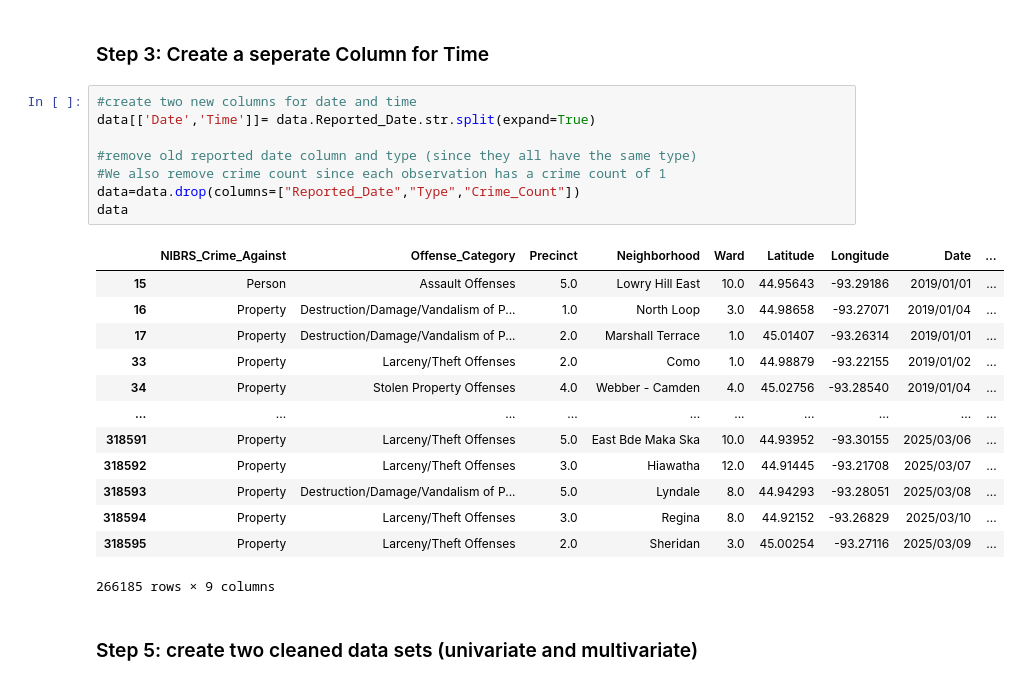
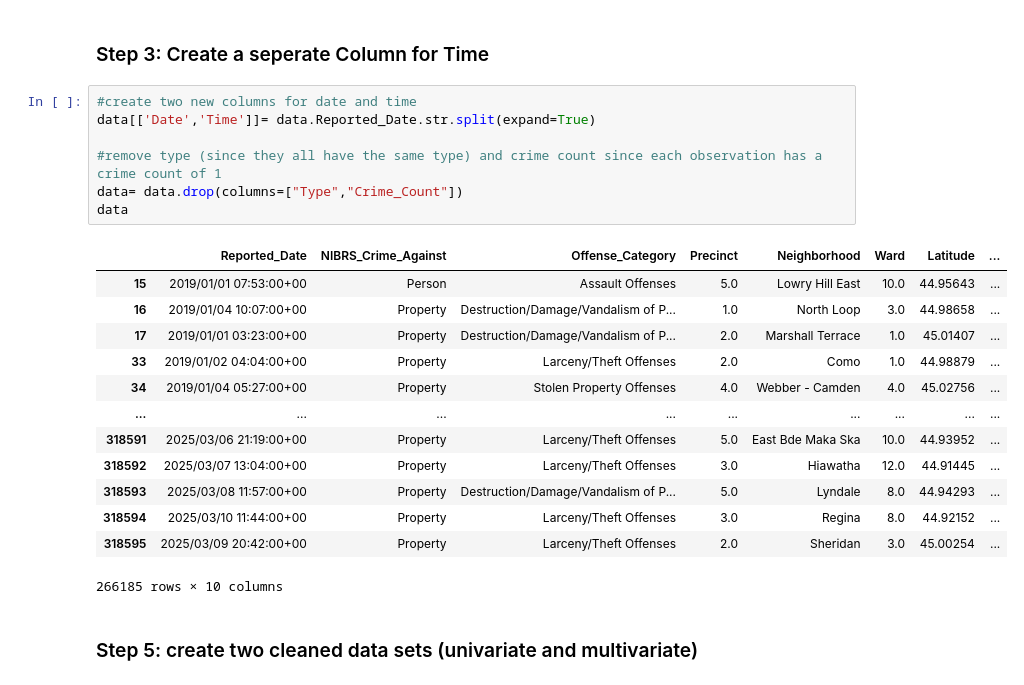
Before and after one commit to Hajar0Ahmed/Time-Series-Crime-Forecasting-Minneapolis, a Jupyter notebook: notebooks/data_cleaning.ipynb, the cells around one changed output. Saved outputs shown, nothing was run; the diff lists cells and outputs as text.

```diff
--- a/notebooks/data_cleaning.ipynb
+++ b/notebooks/data_cleaning.ipynb
@@ -61,25 +61,24 @@ data
 # %%
 #create two new columns for date and time
 data[['Date','Time']]= data.Reported_Date.str.split(expand=True)
 
-#remove old reported date column and type (since they all have the same type)
-#We also remove crime count since each observation has a crime count of 1
-data=data.drop(columns=["Reported_Date","Type","Crime_Count"])
+#remove type (since they all have the same type) and crime count since each observation has a crime count of 1
+data= data.drop(columns=["Type","Crime_Count"])
 data
 # %% [output]
-|  | NIBRS_Crime_Against | Offense_Category | Precinct | Neighborhood | Ward | Latitude | Longitude | Date | ... |
-| 15 | Person | Assault Offenses | 5.0 | Lowry Hill East | 10.0 | 44.95643 | -93.29186 | 2019/01/01 | ... |
-| 16 | Property | Destruction/Damage/Vandalism of P... | 1.0 | North Loop | 3.0 | 44.98658 | -93.27071 | 2019/01/04 | ... |
-| 17 | Property | Destruction/Damage/Vandalism of P... | 2.0 | Marshall Terrace | 1.0 | 45.01407 | -93.26314 | 2019/01/01 | ... |
-| 33 | Property | Larceny/Theft Offenses | 2.0 | Como | 1.0 | 44.98879 | -93.22155 | 2019/01/02 | ... |
-| 34 | Property | Stolen Property Offenses | 4.0 | Webber - Camden | 4.0 | 45.02756 | -93.28540 | 2019/01/04 | ... |
-| ... | ... | ... | ... | ... | ... | ... | ... | ... | ... |
-| 318591 | Property | Larceny/Theft Offenses | 5.0 | East Bde Maka Ska | 10.0 | 44.93952 | -93.30155 | 2025/03/06 | ... |
-| 318592 | Property | Larceny/Theft Offenses | 3.0 | Hiawatha | 12.0 | 44.91445 | -93.21708 | 2025/03/07 | ... |
-| 318593 | Property | Destruction/Damage/Vandalism of P... | 5.0 | Lyndale | 8.0 | 44.94293 | -93.28051 | 2025/03/08 | ... |
-| 318594 | Property | Larceny/Theft Offenses | 3.0 | Regina | 8.0 | 44.92152 | -93.26829 | 2025/03/10 | ... |
-| 318595 | Property | Larceny/Theft Offenses | 2.0 | Sheridan | 3.0 | 45.00254 | -93.27116 | 2025/03/09 | ... |
+|  | Reported_Date | NIBRS_Crime_Against | Offense_Category | Precinct | Neighborhood | Ward | Latitude | ... |
+| 15 | 2019/01/01 07:53:00+00 | Person | Assault Offenses | 5.0 | Lowry Hill East | 10.0 | 44.95643 | ... |
+| 16 | 2019/01/04 10:07:00+00 | Property | Destruction/Damage/Vandalism of P... | 1.0 | North Loop | 3.0 | 44.98658 | ... |
+| 17 | 2019/01/01 03:23:00+00 | Property | Destruction/Damage/Vandalism of P... | 2.0 | Marshall Terrace | 1.0 | 45.01407 | ... |
+| 33 | 2019/01/02 04:04:00+00 | Property | Larceny/Theft Offenses | 2.0 | Como | 1.0 | 44.98879 | ... |
+| 34 | 2019/01/04 05:27:00+00 | Property | Stolen Property Offenses | 4.0 | Webber - Camden | 4.0 | 45.02756 | ... |
+| ... | ... | ... | ... | ... | ... | ... | ... | ... |
+| 318591 | 2025/03/06 21:19:00+00 | Property | Larceny/Theft Offenses | 5.0 | East Bde Maka Ska | 10.0 | 44.93952 | ... |
+| 318592 | 2025/03/07 13:04:00+00 | Property | Larceny/Theft Offenses | 3.0 | Hiawatha | 12.0 | 44.91445 | ... |
+| 318593 | 2025/03/08 11:57:00+00 | Property | Destruction/Damage/Vandalism of P... | 5.0 | Lyndale | 8.0 | 44.94293 | ... |
+| 318594 | 2025/03/10 11:44:00+00 | Property | Larceny/Theft Offenses | 3.0 | Regina | 8.0 | 44.92152 | ... |
+| 318595 | 2025/03/09 20:42:00+00 | Property | Larceny/Theft Offenses | 2.0 | Sheridan | 3.0 | 45.00254 | ... |
-266185 rows × 9 columns
+266185 rows × 10 columns
 # %% [markdown]
 ### Step 5: create two cleaned data sets (univariate and multivariate)
 # %%
```
Also changed, not shown: parts of 2 cells of this notebook, 1 other file.
